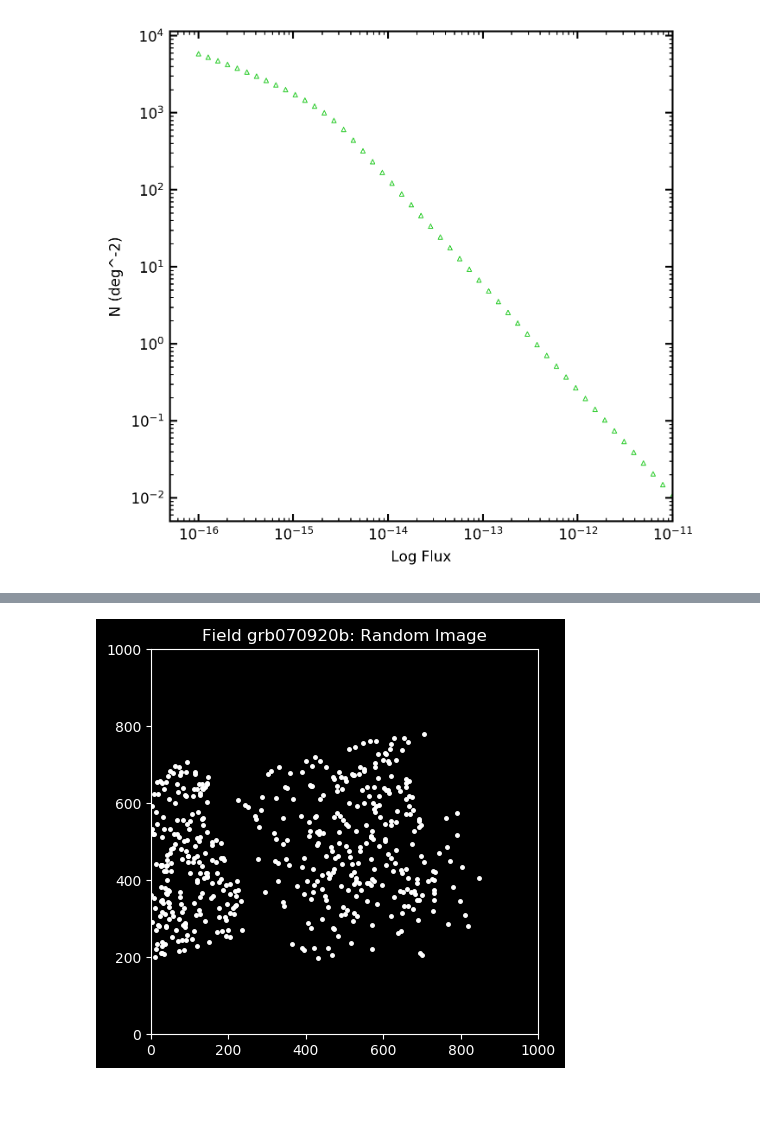
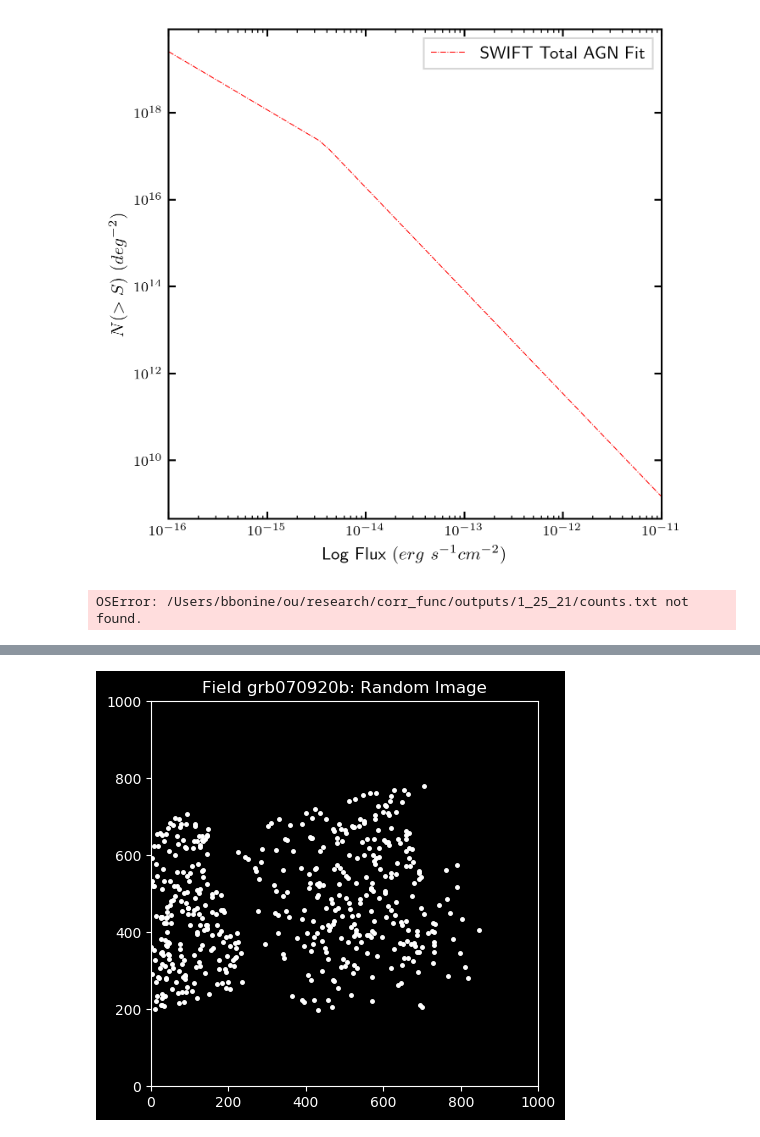
Before and after one commit to bbonine/swift_corrfunc, a Jupyter notebook: code/notebooks/corr_debug.ipynb, the cells around one changed output, grey strips where cells are left out. Cells and saved outputs as stored; diff of their text form; code cells hidden in the pictures; blank space fills up the shorter version.

```diff
--- a/code/notebooks/corr_debug.ipynb
+++ b/code/notebooks/corr_debug.ipynb
@@ -39,14 +56,15 @@ field_list = np.unique(field)
 # %%
 ## Matplotlib stuff
 fontsize = 8
-figsize = (3,3)
+figsize = (5,4)
 dpi = 300
 
 # Configure parameters
 plt.rcParams.update({'font.size': fontsize, 'figure.figsize': figsize, 'figure.dpi': dpi})
 
 # Default tick label size
-plt.rcParams['text.usetex'] = False
+plt.style.use('default')
+plt.rcParams['text.usetex'] = True
 plt.rcParams['xtick.labelsize'] = fontsize
 plt.rcParams['ytick.labelsize'] = fontsize
 plt.rcParams['xtick.direction'] = 'in'
@@ -197,25 +156,28 @@ array([5.83406170e+03, 5.25915641e+03, 4.72839123e+03, 4.23837716e+03,
 # %%
-plt.figure(figsize = [5,5])
-plt.scatter(x,y, s = 6, marker = '^', linewidth = 0.5 , color = 'limegreen', fc = 'none')
+plt.figure(figsize = [5,5], dpi = 300)
+plt.plot(x,y, linestyle = '-.', linewidth = 0.5 , color = 'red', label = "SWIFT Total AGN Fit")
 
-plt.xlim(5e-17,1e-11)
+plt.xlim(1e-16,1e-11)
 
 
 
 plt.xscale('log')
-plt.ylabel('N (deg^-2)')
-plt.xlabel('Log Flux')
+plt.ylabel(r'$N ( > S) \ (deg^{-2})$')
+plt.xlabel('Log Flux ' + (r'$(erg \ s^{-1} cm^{-2})$'))
 plt.yscale('log')
-plt.savefig('/Users/bbonine/ou/research/corr_func/figures/ns.png')
+plt.legend(fancybox = False)
+plt.savefig('/Users/bbonine/ou/general_exam/figs/ns.png')
 # %% [output]
-[figure, old version]
+[figure, new version]
 # %%
 # Try plotting number of sources vs mean exposure map value
-file = "/Users/bbonine/ou/research/corr_func/outputs_1_25_21/counts.txt"
+file = "/Users/bbonine/ou/research/corr_func/outputs/1_25_21/counts.txt"
 
 data = np.genfromtxt(file, delimiter = ',', unpack=True)
 exp_mean = data[:,0]  # mean exposure map value
 n_data = data[:,1]    # number of real data points for this field
 n_rand = data[:,2] # number of simulated points for this field
+# %% [output]
+OSError: /Users/bbonine/ou/research/corr_func/outputs/1_25_21/counts.txt not found.
 # %%
 # Plot
```
Also changed, not shown: parts of 38 cells of this notebook, 6 other files.
